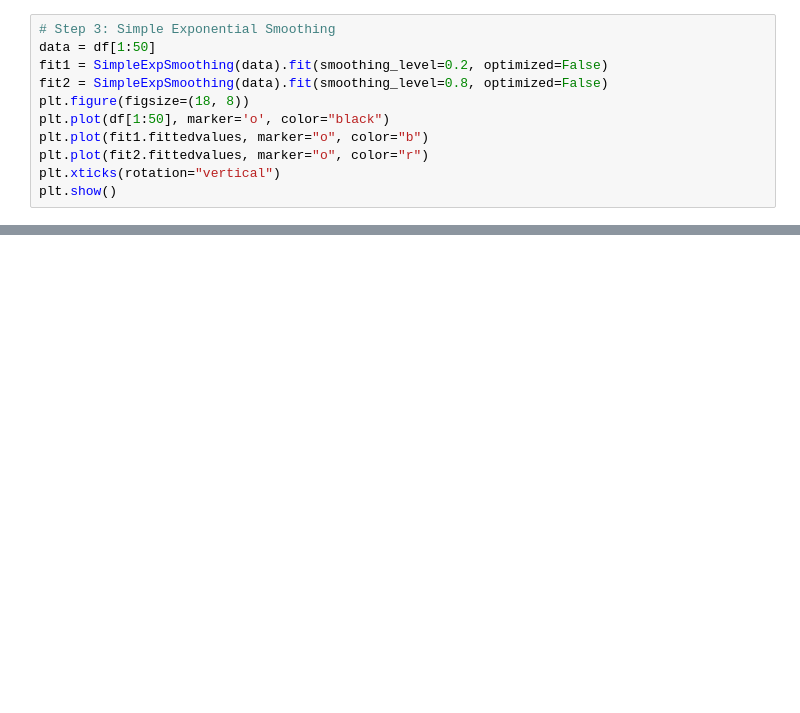
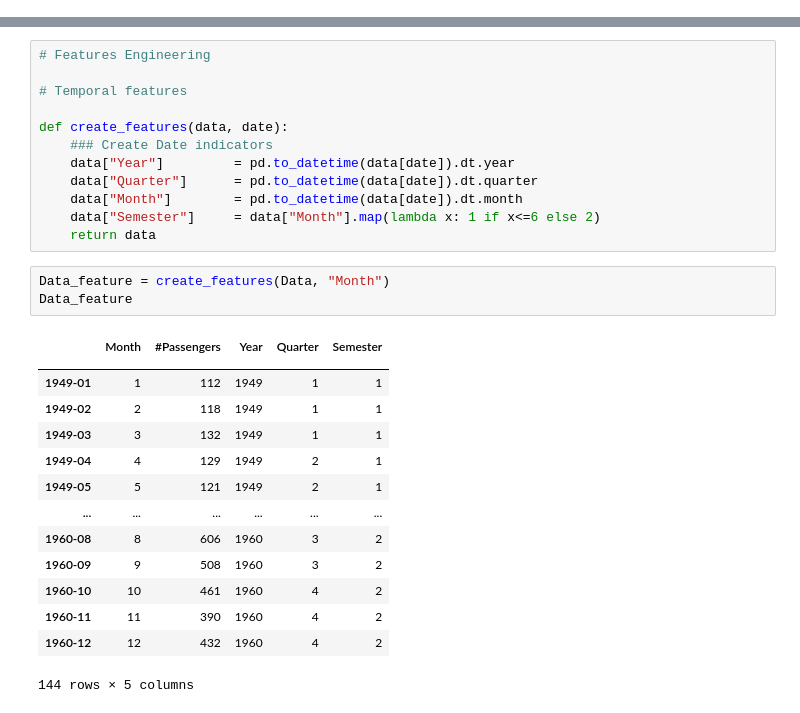
Before and after one commit to mjgrav2001/PredictiveAnalytics, a Jupyter notebook: Week5/XGBoost_for_TimeSeries.ipynb, the cells around one changed output, grey strips where cells are left out. Cells and saved outputs as stored; diff of their text form; blank space fills up the shorter version.

```diff
--- a/Week5/XGBoost_for_TimeSeries.ipynb
+++ b/Week5/XGBoost_for_TimeSeries.ipynb
@@ -49,11 +0,0 @@ plt.show()
-# %%
-# Step 3: Simple Exponential Smoothing
-data = df[1:50]
-fit1 = SimpleExpSmoothing(data).fit(smoothing_level=0.2, optimized=False)
-fit2 = SimpleExpSmoothing(data).fit(smoothing_level=0.8, optimized=False)
-plt.figure(figsize=(18, 8))
-plt.plot(df[1:50], marker='o', color="black")
-plt.plot(fit1.fittedvalues, marker="o", color="b")
-plt.plot(fit2.fittedvalues, marker="o", color="r")
-plt.xticks(rotation="vertical")
-plt.show()
@@ -282,0 +63,30 @@ print(mae, rmse)
+# %%
+# Features Engineering
+
+# Temporal features
+
+def create_features(data, date):
+    ### Create Date indicators
+    data["Year"]         = pd.to_datetime(data[date]).dt.year
+    data["Quarter"]      = pd.to_datetime(data[date]).dt.quarter
+    data["Month"]        = pd.to_datetime(data[date]).dt.month
+    data["Semester"]     = data["Month"].map(lambda x: 1 if x<=6 else 2)
+    return data
+# %%
+Data_feature = create_features(Data, "Month")
+Data_feature
+# %% [output]
+|  | Month | #Passengers | Year | Quarter | Semester |
+|  |  |  |  |  |  |
+| 1949-01 | 1 | 112 | 1949 | 1 | 1 |
+| 1949-02 | 2 | 118 | 1949 | 1 | 1 |
+| 1949-03 | 3 | 132 | 1949 | 1 | 1 |
+| 1949-04 | 4 | 129 | 1949 | 2 | 1 |
+| 1949-05 | 5 | 121 | 1949 | 2 | 1 |
+| ... | ... | ... | ... | ... | ... |
+| 1960-08 | 8 | 606 | 1960 | 3 | 2 |
+| 1960-09 | 9 | 508 | 1960 | 3 | 2 |
+| 1960-10 | 10 | 461 | 1960 | 4 | 2 |
+| 1960-11 | 11 | 390 | 1960 | 4 | 2 |
+| 1960-12 | 12 | 432 | 1960 | 4 | 2 |
+144 rows × 5 columns
```
Also changed, not shown: parts of 46 cells of this notebook, 1 other file.
